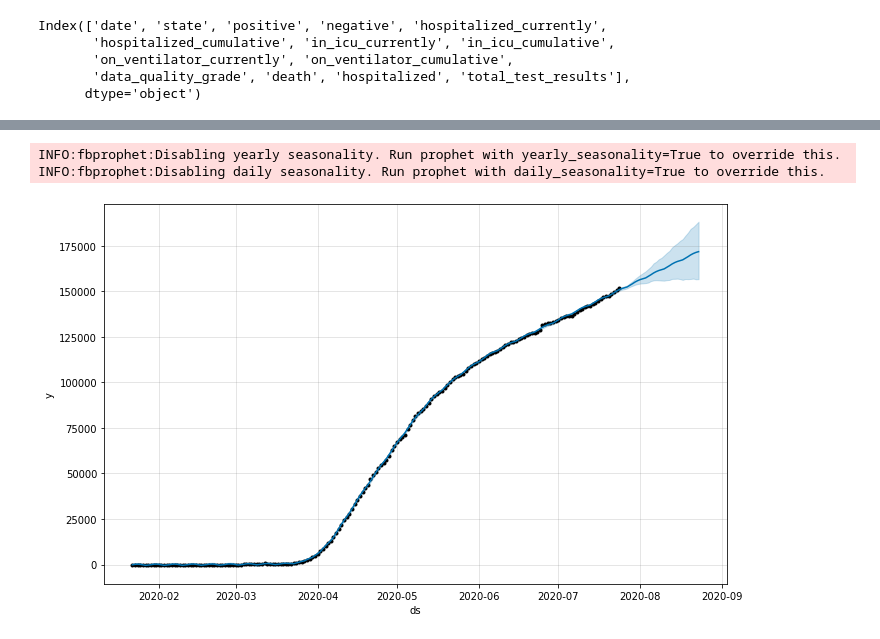
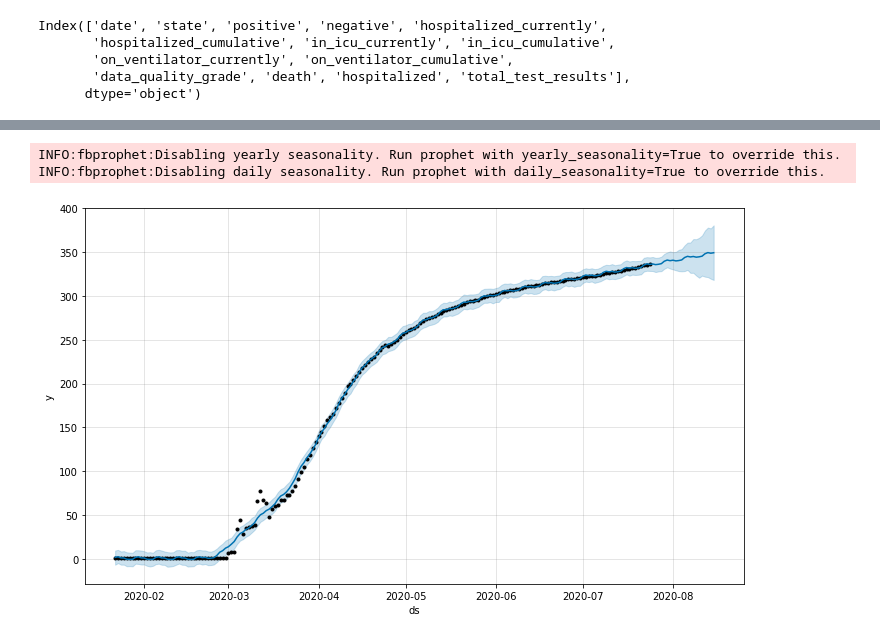
Before and after one commit to Raahulprem/Build_with_AI, a Jupyter notebook: covL.ipynb, the cells around one changed output, grey strips where cells are left out. Cells and saved outputs as stored; diff of their text form; code cells hidden in the pictures.

```diff
--- a/covL.ipynb
+++ b/covL.ipynb
@@ -63,5 +61,5 @@ df_copy.tail()
 # %%
-df_copy.drop(['fips_code', 'iso_subdivision','last_update_et', 'death_increase','recovered','hash','total', 'date_checked','pending','pos_neg', 'fips', 'death_increase','load_time','hospitalized_increase', 'negative_increase', 'positive_increase','iso_country','total_test_results_increase'],axis=1,inplace=True)
+# df_copy.drop(['fips_code', 'iso_subdivision','last_update_et', 'death_increase','recovered','hash','total', 'date_checked','pending','pos_neg', 'fips', 'death_increase','load_time','hospitalized_increase', 'negative_increase', 'positive_increase','iso_country','total_test_results_increase'],axis=1,inplace=True)
 # %%
 # Mysubmission = df_copy
 # Mysubmission.to_csv('covdata.csv', index=False)
@@ -121,0 +116,4 @@ FL :
+# %%
+for u in columnData:
+    df_copy[u]=np.sqrt(df_copy[u])
+df_copy.tail()
@@ -147,6 +159 @@ FL :
 ... (100 outputs left out)
-# %%
-columnData=df_copy.columns.drop(['date','state','data_quality_grade'])
-for x in columnData:
-    df_copy[x]=np.sqrt(df_copy[x])
-df_copy.head()
@@ -321,14 +190,14 @@ confirmed_forecast_plot =m.plot_components(forecast)
 # %%
 deaths.columns = ['ds','y']
 deaths['ds'] = pd.to_datetime(deaths['ds'])
 m = Prophet(interval_width=0.95)
 m.fit(deaths)
-future = m.make_future_dataframe(periods=30)
+future = m.make_future_dataframe(periods=22)
 future.tail()
 forecast = m.predict(future)
 forecast[['ds', 'yhat', 'yhat_lower', 'yhat_upper']].tail()
 deaths_forecast_plot = m.plot(forecast)
 # %% [output]
 INFO:fbprophet:Disabling yearly seasonality. Run prophet with yearly_seasonality=True to override this.
 INFO:fbprophet:Disabling daily seasonality. Run prophet with daily_seasonality=True to override this.
-[figure, old version]
+[figure, new version]
```
Also changed, not shown: parts of 28 cells of this notebook.
